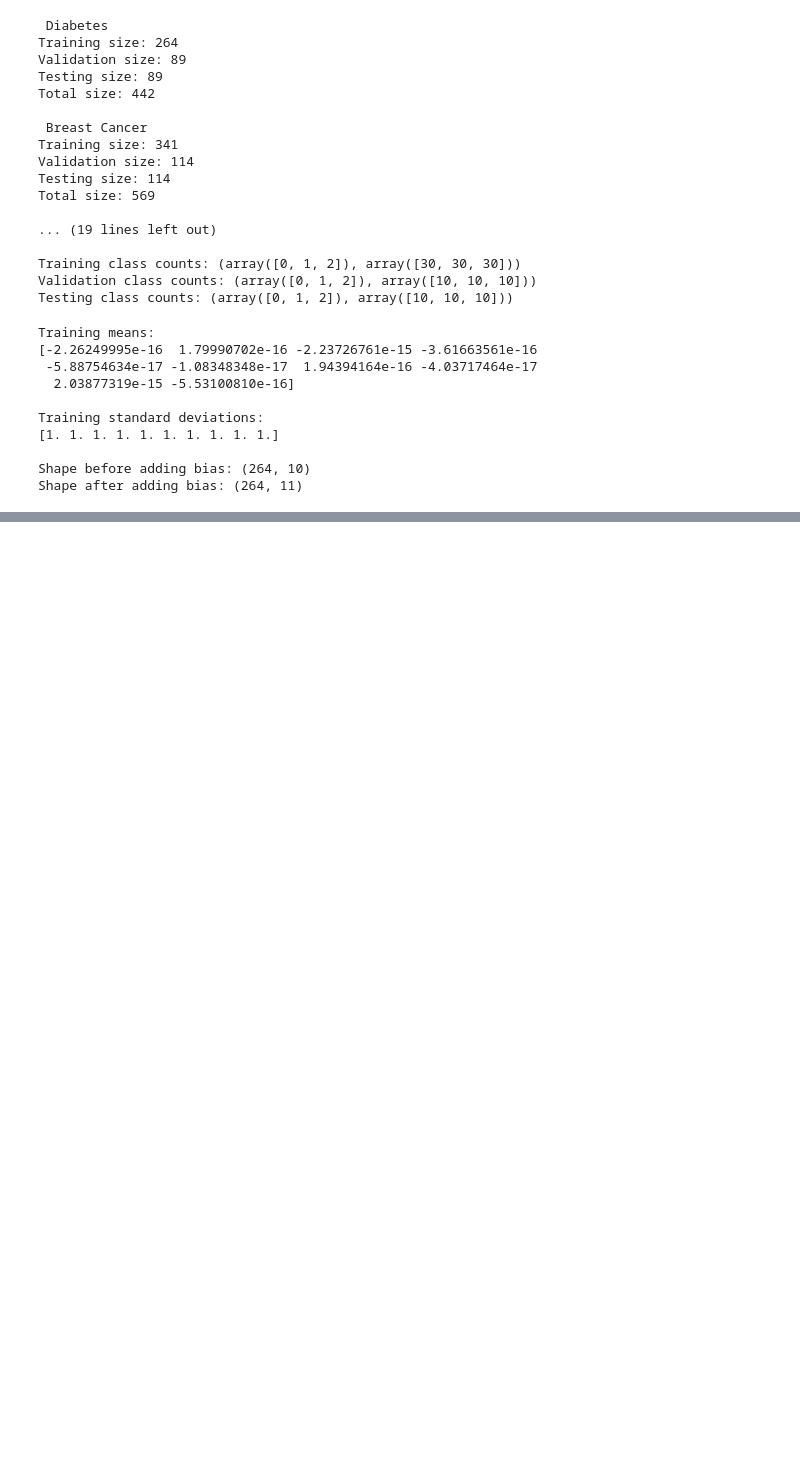
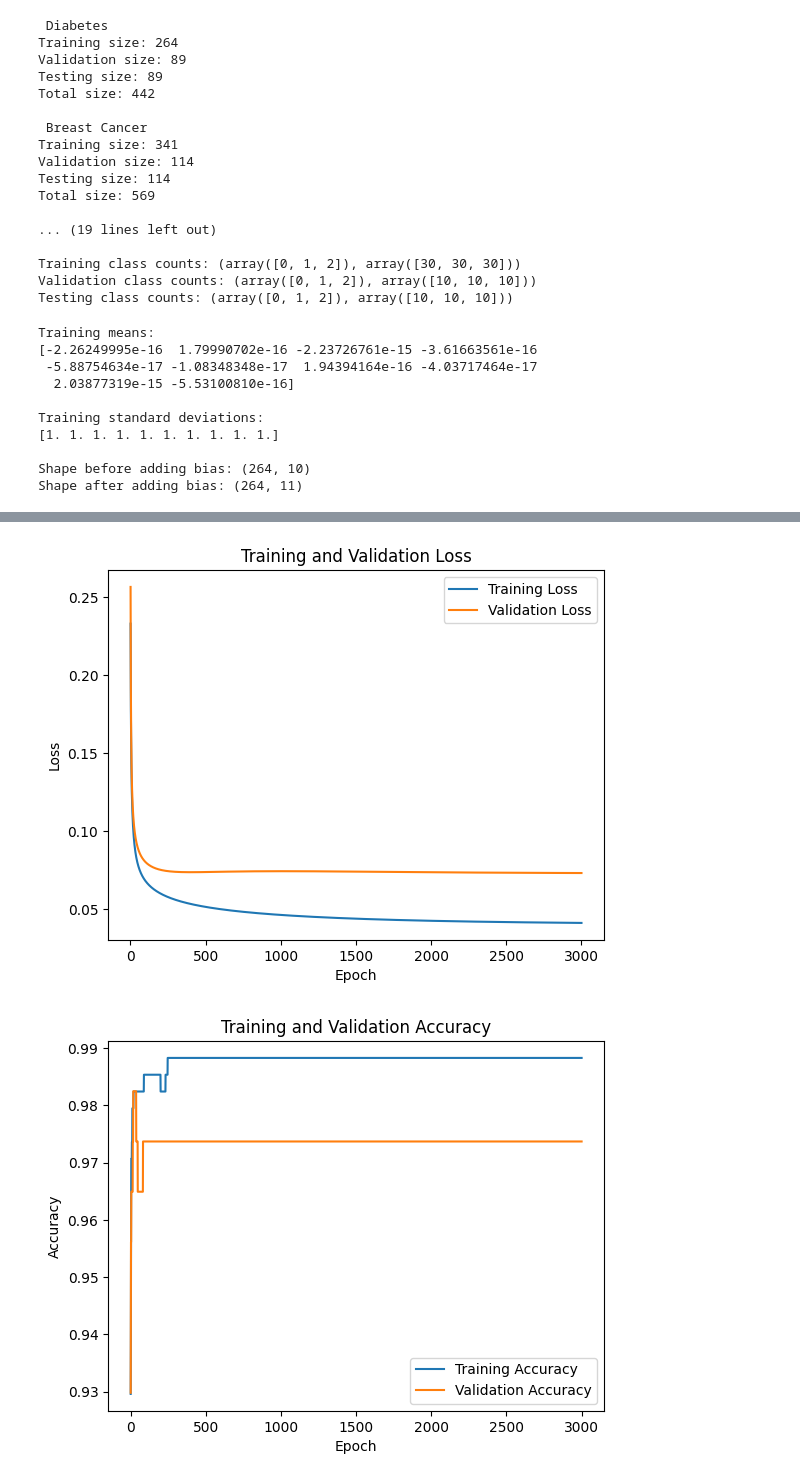
Before and after one commit to asmaa580/Linear-Models-and-Support-Vector-Machines, a Jupyter notebook: notebbok1.ipynb, the cells around one changed output, grey strips where cells are left out. Cells and saved outputs as stored; diff of their text form; code cells hidden in the pictures; blank space fills up the shorter version.

```diff
--- a/notebbok1.ipynb
+++ b/notebbok1.ipynb
@@ -211,0 +430,4 @@ def classification_metrics(cm):
+# %%
+def compute_data_loss(X,y,w):
+    z=X@w
+    return np.mean(stable_loss(z, y))
@@ -211,0 +472,16 @@ def classification_metrics(cm):
+# %%
+print(f"{'Lambda':<12} {'Train Acc':<12} {'Val Acc':<12} {'Val Loss':<12} {'||w1:||':<12}")
+
+# print(f"{'Lambda'} {'Train accuracy':<12} {'Validation accuracy':<12} {'Validation loss':<12} {'‖w1:‖':<12}")
+
+for r in results:
+    print(f"{r['lambda']:<12.4f}" f"{r['trainaccuracy']:<12.4f}" f"{r['valaccuracy']:<12.4f}" f"{r['valloss']:<12.4f}" f"{r['weightnorm']:<12.4f}"
+    )
+bestresult=min(results,key=lambda r:r["valloss"])
+bestlambda=bestresult["lambda"]
+bestw=weights[bestlambda]
+print("Best lambda:",bestlambda)
+print("Best validation loss:",bestresult["valloss"])
+testpred=(sigmoid(X_te_bias@bestw)>=0.5).astype(int)
+testaccuracy=np.mean(testpred==y_te)
+print("Test accuracy:", testaccuracy)
@@ -211,0 +502,22 @@ def classification_metrics(cm):
+# %%
+import matplotlib.pyplot as plt
+besthistory=oldvalues[bestlambda]
+epochnumbers=np.arange(1,epochs+1)
+plt.plot(epochnumbers,besthistory["trainloss"], label="Training Loss")
+plt.plot(epochnumbers,besthistory["valloss"], label="Validation Loss")
+plt.xlabel("Epoch")
+plt.ylabel("Loss")
+plt.title("Training and Validation Loss")
+plt.legend()
+plt.show()
+
+plt.plot(epochnumbers,besthistory["trainaccuracy"], label="Training Accuracy")
+plt.plot(epochnumbers,besthistory["valaccuracy"], label="Validation Accuracy")
+plt.xlabel("Epoch")
+plt.ylabel("Accuracy")
+plt.title("Training and Validation Accuracy")
+plt.legend()
+plt.show()
+# %% [output]
+[figure, added]
+[figure, added]
```
Also changed, not shown: parts of 55 cells of this notebook.
